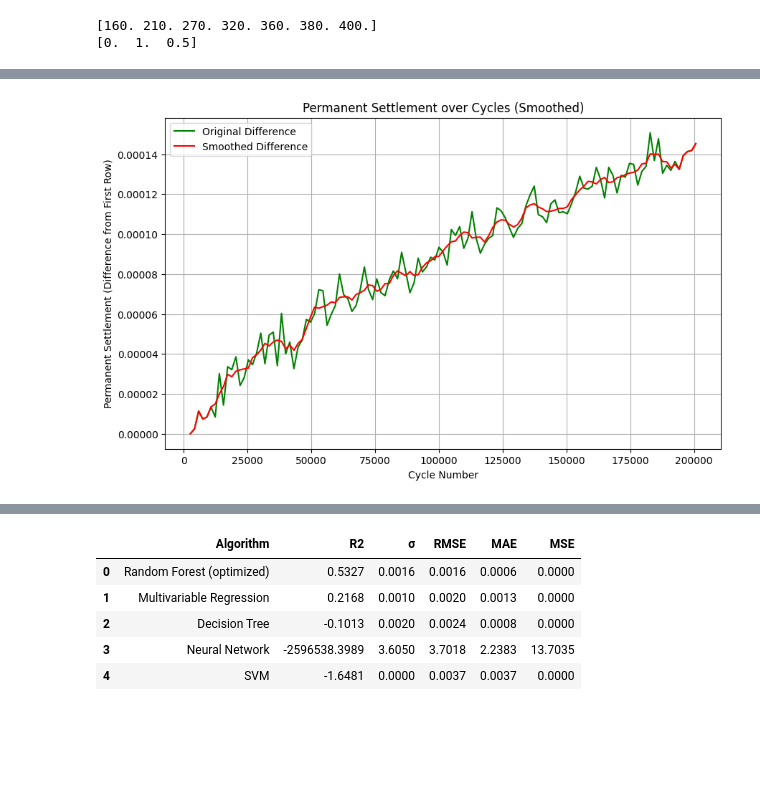
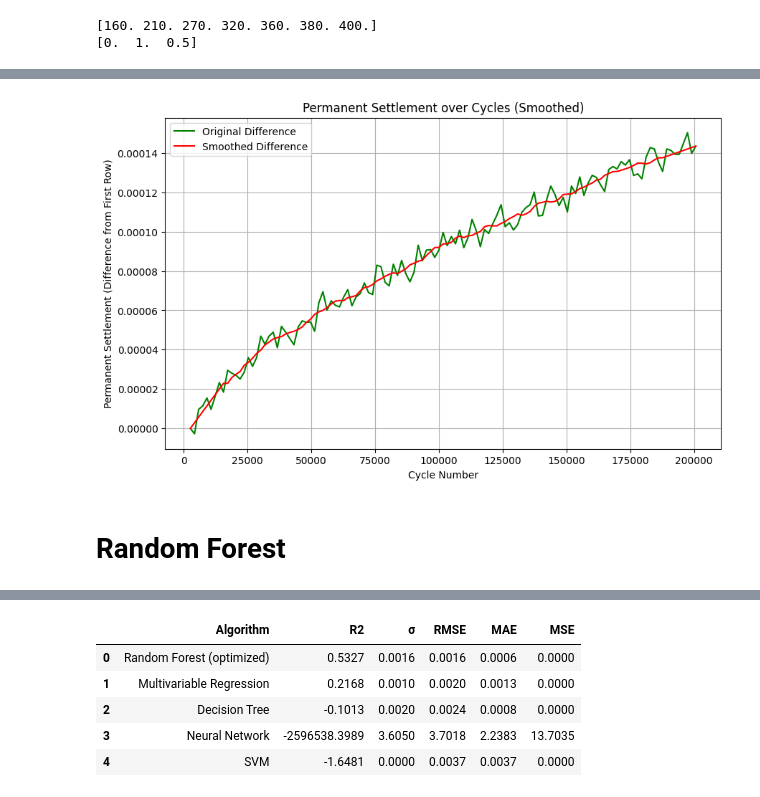
Before and after one commit to rammalali/FYP, a Jupyter notebook: ML/notebooks/permanent_settlement.ipynb, the cells around one changed output, grey strips where cells are left out. Drawn from its saved outputs; the diff is of its cells as text; code cells hidden in the pictures; blank space fills up the shorter version.

```diff
--- a/ML/notebooks/permanent_settlement.ipynb
+++ b/ML/notebooks/permanent_settlement.ipynb
@@ -366,7 +368,7 @@ plot_row_displacement_with_smoothed_point(final_df, row_index=322)
 import pandas as pd
 import numpy as np
 
-final_df = pd.read_csv('../../data/dataset/combined_valeurs.csv')
+final_df = pd.read_csv('../data/dataset/combined_valeurs.csv')
 
 
 def calculate_first_smoothed_displacement(df, window_size=5):
@@ -546,20 +548,29 @@ tables_dict = create_tables_by_velocity_position(final_df)
 [0.  1.  0.5]
 # %%
 import pandas as pd
+import matplotlib.pyplot as plt
 
 # Assuming smooth_difference is already defined
 def smooth_difference(df, window_size=5):
     df['Smoothed_Difference'] = df['Difference'].rolling(window=window_size, center=True).mean()
     # Set the first and last values as per previous conditions
     if len(df) > 1:
-        df['Smoothed_Difference'].iloc[:window_size] = df['Difference'].iloc[:window_size]
-        df['Smoothed_Difference'].iloc[-window_size:] = df['Difference'].iloc[-window_size:]
+        first_value = df['Difference'].iloc[0]
+        connect_value = df['Smoothed_Difference'].iloc[window_size]
+        linear_interp_start = np.linspace(first_value, connect_value, num=window_size)
+        df['Smoothed_Difference'].iloc[:window_size] = linear_interp_start
+
+        # Last section: Linearly connect from the smoothed value before window_size to the last value
+        last_value = df['Difference'].iloc[-1]
+        connect_value_end = df['Smoothed_Difference'].iloc[-(window_size + 1)]
+        linear_interp_end = np.linspace(connect_value_end, last_value, num=window_size)
+        df['Smoothed_Difference'].iloc[-window_size:] = linear_interp_end
     return df
 
 # Apply smoothing to each table in tables_dict and store results
 for table_name, table_df in tables_dict.items():
     # Apply the smoothing function
-    tables_dict[table_name] = smooth_difference(table_df)
+    tables_dict[table_name] = smooth_difference(table_df, 9)
 
 # Combine all tables back into a single DataFrame based on 'id'
 combined_df = pd.concat(tables_dict.values(), ignore_index=True)
@@ -601 +612,13 @@ See the caveats in the documentation: https://pandas.pydata.org/pandas-docs/stab
 1453 rows × 145 columns
+# %%
+import pandas as pd
+
+averaged_df = (
+    combined_df.groupby(['velocity', 'Cycle_Number'], as_index=False)
+    .mean()  # Compute the mean for all numeric columns
+)
+
+# Drop `position` as it no longer makes sense after averaging
+averaged_df = averaged_df.drop(columns=['position'], errors='ignore')
+
+averaged_df
@@ -601,0 +639,8 @@ See the caveats in the documentation: https://pandas.pydata.org/pandas-docs/stab
+# %%
+# Drop all rows where velocity is 400
+averaged_df = averaged_df[averaged_df['velocity'] != 400]
+
+# Optionally reset the index if needed
+averaged_df.reset_index(drop=True, inplace=True)
+
+averaged_df
@@ -602,14 +661,14 @@ See the caveats in the documentation: https://pandas.pydata.org/pandas-docs/stab
 # %%
 # Filter the DataFrame based on position and velocity, and plot
-df = combined_df[(combined_df['position'] == 1) & (combined_df['velocity'] == 210)]
+df = averaged_df[averaged_df['velocity'] == 210]
 plt.figure(figsize=(10, 6))
 plt.plot(df['Cycle_Number'], df['Difference'], label='Original Difference', color='green')
 plt.plot(df['Cycle_Number'], df['Smoothed_Difference'], label='Smoothed Difference', color='red')
 plt.xlabel("Cycle Number")
 plt.ylabel("Permanent Settlement (Difference from First Row)")
 plt.title("Permanent Settlement over Cycles (Smoothed)")
 plt.legend()
 plt.grid()
 plt.show()
 # %% [output]
-[figure, old version]
+[figure, new version]
@@ -616,3 +764,5 @@ plt.show()
+# %% [markdown]
+# Random Forest
 # %%
 from sklearn.model_selection import train_test_split, GridSearchCV, cross_val_score
 from sklearn.ensemble import RandomForestRegressor
```
Also changed, not shown: parts of 36 cells of this notebook, 5 other files.
